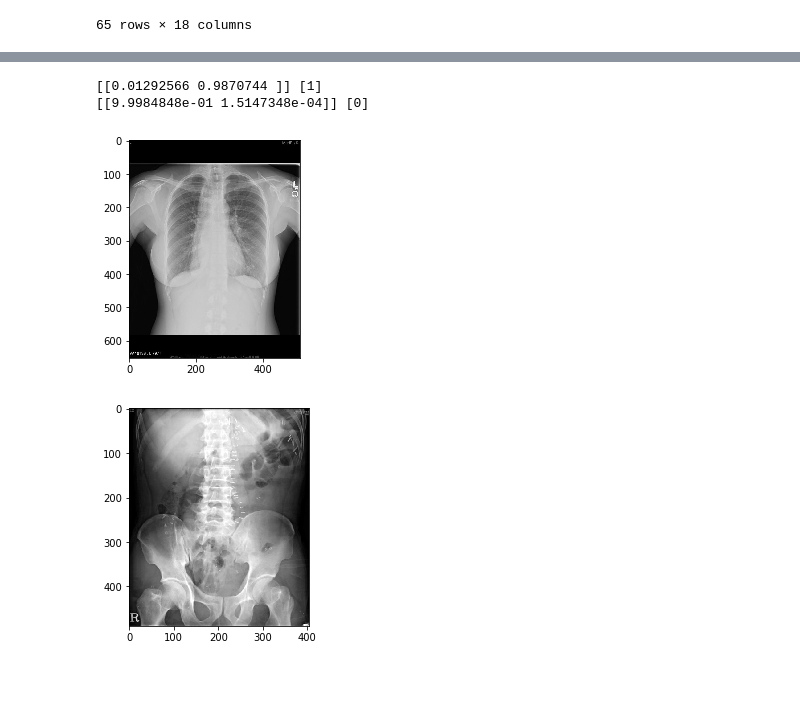
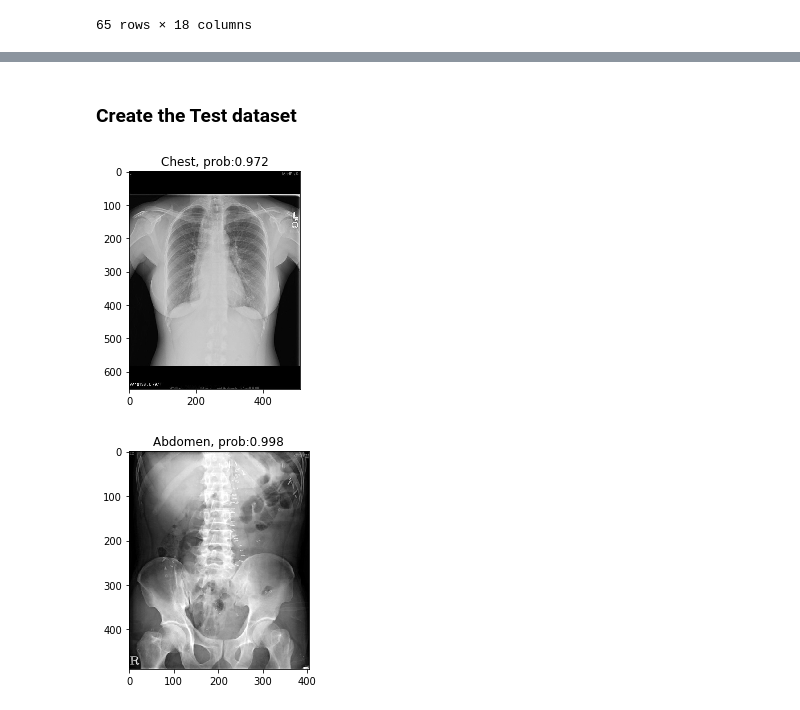
Before and after one commit to mdai/mdai-client-py, a Jupyter notebook: notebooks/mdai-api-hello-world.ipynb, the cells around one changed output, grey strips where cells are left out. Cells and saved outputs as stored; diff of their text form; code cells hidden in the pictures; blank space fills up the shorter version.

```diff
--- a/notebooks/mdai-api-hello-world.ipynb
+++ b/notebooks/mdai-api-hello-world.ipynb
@@ -173 +162,14 @@ params = {'dim': (img_width,img_height),
+# %%
+# Define model parameters
+img_width = 256
+img_height = 256
+epoch = 5
+
+params = {'dim': (img_width,img_height),
+          'batch_size': 5,
+          'n_classes': 2,
+          'n_channels': 3,
+          'shuffle': True,
+          'label_id_to_class_id': label_id_to_class_id,
+         }
 # %%
@@ -255,16 +190,17 @@ class DataGenerator(Sequence):
 import warnings
 warnings.filterwarnings('ignore')
 
-train_generator = DataGenerator(train_image_ids, train_imgs_anns, **params)
-val_generator = DataGenerator(val_image_ids, val_imgs_anns, **params)
+train_generator = utils.DataGenerator(train_image_ids, train_imgs_anns, **params)
+val_generator = utils.DataGenerator(val_image_ids, val_imgs_anns, **params)
 
 # Set callback functions to early stop training and save the best model so far
 callbacks = [EarlyStopping(monitor='val_loss', patience=5),
-             ModelCheckpoint(filepath='best_model.h5', monitor='val_loss', save_best_only=True)]
+             ModelCheckpoint(filepath='best_model.h5', monitor='val_loss',
+                             save_best_only=True)]
 
 history = model.fit_generator(
             generator=train_generator,
-            epochs=20,
+            epochs=epoch,
             callbacks=callbacks,
             verbose=1,
             validation_data=val_generator,
@@ -306 +235,3 @@ dict_keys(['val_loss', 'val_acc', 'loss', 'acc'])
+# %% [markdown]
+### Create the Test dataset
 # %%
@@ -311,38 +239,24 @@ test_dataset = p.get_dataset_by_name('TEST')
 test_ann = test_dataset.get_annotations()
 test_imgs_anns = test_dataset.associate_images_and_annotations(test_ann, label_ids)
 test_image_ids = train_dataset.get_image_ids(test_ann)
-# %%
-model = keras.models.load_model('best_model.h5')
 # %%
+from skimage.transform import resize
+
 for image_id in test_image_ids:
 
     image = vis.load_dicom_image(image_id, to_RGB=True)
     plt.figure()
-
     plt.imshow(image)
 
     image = resize(image, (img_width, img_height,3))
     x = np.expand_dims(image, axis=0)
     y_prob = model.predict(x)
     y_classes = y_prob.argmax(axis=-1)
-    print(y_prob, y_classes)
+
+    title = class_id_to_label(y_classes[0]) + ', prob:' + str(round(y_prob[0][y_classes[0]], 3))
+    plt.title(title)
 
 plt.show()
-
-# img = image.img_to_array(img)
-# x = np.expand_dims(img, axis=0) * 1./255
-# score = model.predict(x)
-# print('Predicted:', score, 'Chest X-ray' if score < 0.5 else 'Abd X-ray')
-
-# plt.imshow(img2)
-# plt.show()
-
-# img2 = image.img_to_array(img2)
-# x = np.expand_dims(img2, axis=0) * 1./255
-# score2 = model.predict(x)
-# print('Predicted:', score2, 'Chest X-ray' if score2 < 0.5 else 'Abd X-ray')
 # %% [output]
-[[0.01292566 0.9870744 ]] [1]
-[[9.9984848e-01 1.5147348e-04]] [0]
-[figure, old version]
+[figure, new version]
-[figure, old version]
+[figure, new version]
```
Also changed, not shown: parts of 25 cells of this notebook, 2 other files.
